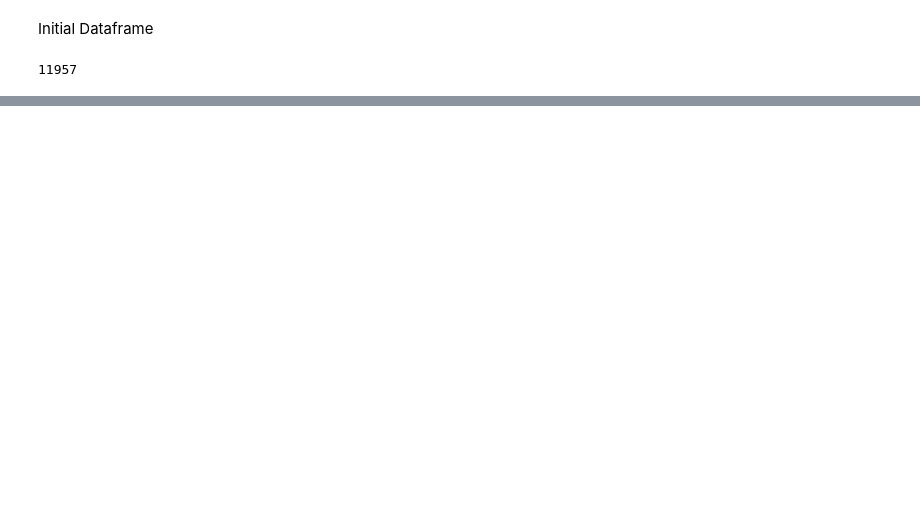
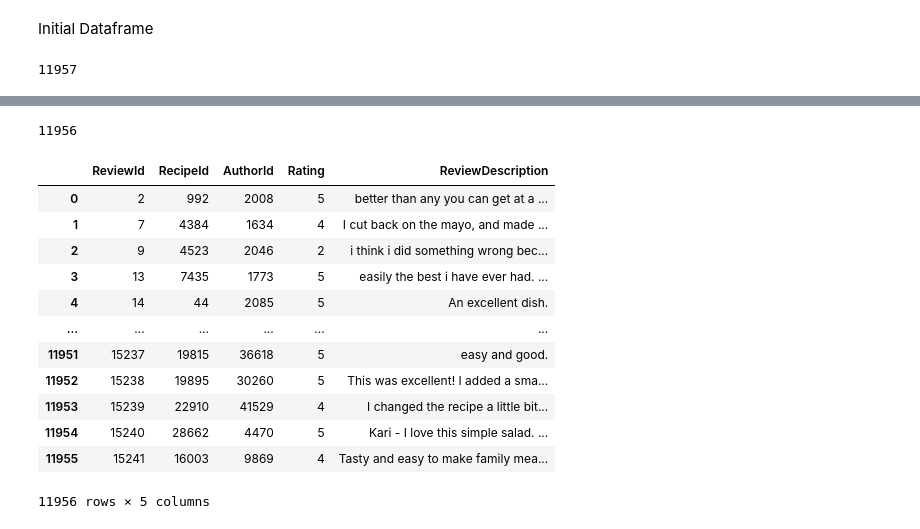
Before and after one commit to sanjanarc/Recipes_db, a Jupyter notebook: DB_preprocessing_recipes.ipynb, the cells around one changed output, grey strips where cells are left out. Cells and saved outputs as stored; diff of their text form; code cells hidden in the pictures; blank space fills up the shorter version.

```diff
--- a/DB_preprocessing_recipes.ipynb
+++ b/DB_preprocessing_recipes.ipynb
@@ -67,0 +108,42 @@ Clean up
+# %%
+
+# Open the input CSV file for reading
+with open("reviews_test.csv", 'r') as input_file:
+    csvreader = csv.reader(input_file, delimiter=';')
+
+    # Create a list to store the rows that start with a number
+    filtered_rows = []
+    rows_printed = 0
+
+
+    for row in csvreader:
+      if rows_printed < 11956:
+        if (row[0].isdigit() == True):
+          filtered_rows.append(row[:5])
+          rows_printed+=1
+# %%
+headerReview = ['ReviewId', 'RecipeId', 'AuthorId', 'Rating', 'ReviewDescription']
+
+
+df2 = pd.DataFrame(filtered_rows,columns=headerReview)
+
+num_rows2 = len(df2)
+num_rows2
+# %% [output]
+11956
+# %%
+df2
+# %% [output]
+|  | ReviewId | RecipeId | AuthorId | Rating | ReviewDescription |
+| 0 | 2 | 992 | 2008 | 5 | better than any you can get at a ... |
+| 1 | 7 | 4384 | 1634 | 4 | I cut back on the mayo, and made ... |
+| 2 | 9 | 4523 | 2046 | 2 | i think i did something wrong bec... |
+| 3 | 13 | 7435 | 1773 | 5 | easily the best i have ever had. ... |
+| 4 | 14 | 44 | 2085 | 5 | An excellent dish. |
+| ... | ... | ... | ... | ... | ... |
+| 11951 | 15237 | 19815 | 36618 | 5 | easy and good. |
+| 11952 | 15238 | 19895 | 30260 | 5 | This was excellent! I added a sma... |
+| 11953 | 15239 | 22910 | 41529 | 4 | I changed the recipe a little bit... |
+| 11954 | 15240 | 28662 | 4470 | 5 | Kari - I love this simple salad. ... |
+| 11955 | 15241 | 16003 | 9869 | 4 | Tasty and easy to make family mea... |
+11956 rows × 5 columns
```
Also changed, not shown: parts of 10 cells of this notebook.
